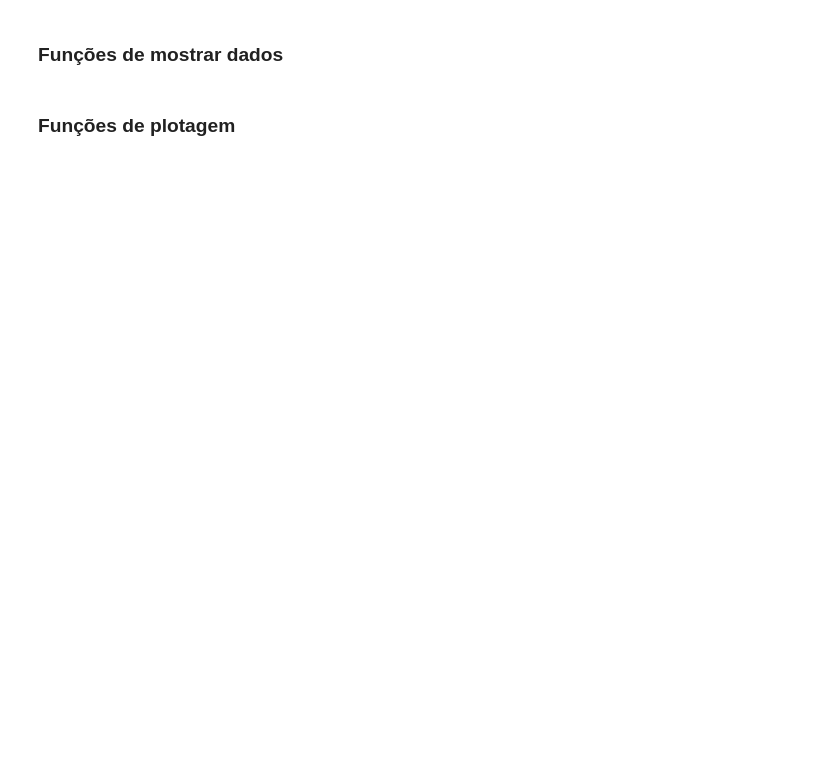
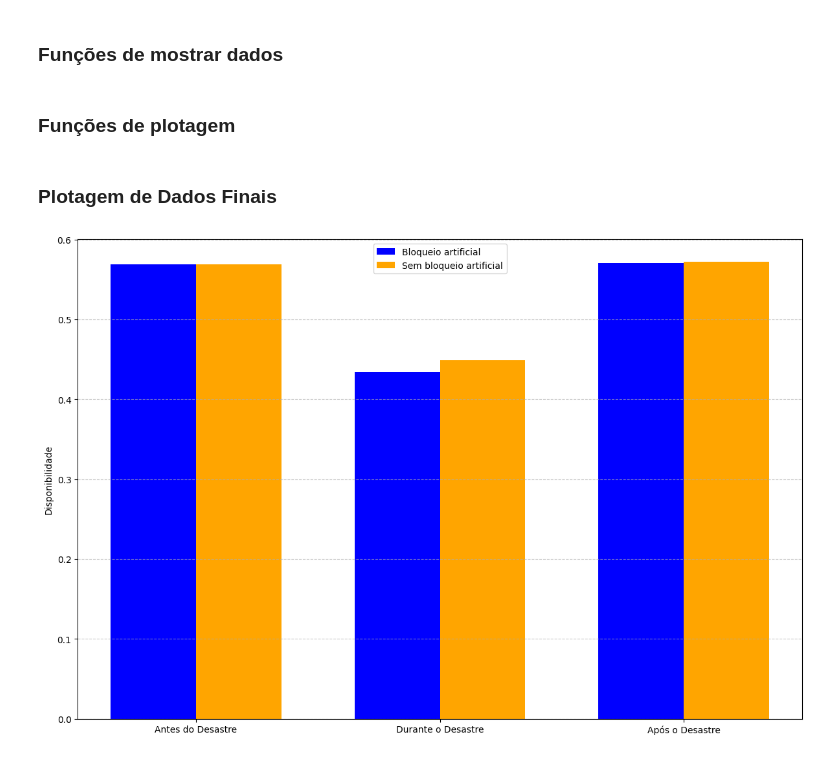
Before and after one commit to Claudiof5/simulador-EON-pre-Desastre, a Jupyter notebook: simulador/simulador/Analise_dados.ipynb, the cells around one changed output. Saved outputs shown, nothing was run; the diff lists cells and outputs as text; code cells hidden in the pictures; blank space fills up the shorter version.

```diff
--- a/simulador/simulador/Analise_dados.ipynb
+++ b/simulador/simulador/Analise_dados.ipynb
@@ -127,21 +157,25 @@ env = Environment()
 
 if criar_e_rodar_novo_cenario:
     roteamentos_a_serem_testados = [
-        Roteamento_evitando_nodes_pre_desastre_com_bloqueio,
-        Roteamento_evitando_nodes_pre_desastre
-        ]
+        RoteamentoEvitandoNodesPreDesastreComBloqueio,
+        Roteamento_evitando_nodes_pre_desastre,
+    ]
 
     cenario1, cenario2 = GeradorDeCenarios.gerar_cenarios(
-        TOPOLOGY, retorna_lista_de_requisicoes=True, numero_de_requisicoes=NUMERO_DE_REQUISICOES,
-        lista_de_roteamentos_de_desastre = roteamentos_a_serem_testados, )
+        TOPOLOGY,
+        retorna_lista_de_requisicoes=True,
+        numero_de_requisicoes=NUMERO_DE_REQUISICOES,
+        lista_de_roteamentos_de_desastre=roteamentos_a_serem_testados,
+        disaster_node=NODE_DESASTRE,
+    )
 
-    #salvar cenarios
-    with open('cenario/cenarios/cenario1.pkl', 'wb') as file:
+    # salvar cenarios
+    with open("cenario/cenarios/cenario1.pkl", "wb") as file:
         pickle.dump(cenario1, file)
 
-    with open('cenario/cenarios/cenario2.pkl', 'wb') as file:
+    with open("cenario/cenarios/cenario2.pkl", "wb") as file:
         pickle.dump(cenario2, file)
 
-#carregar cenarios
-cenario1: Cenario = pickle.load(open('cenario/cenarios/cenario1.pkl', 'rb'))
-cenario2: Cenario = pickle.load(open('cenario/cenarios/cenario2.pkl', 'rb'))
+# carregar cenarios
+cenario1: Cenario = pickle.load(open("cenario/cenarios/cenario1.pkl", "rb"))
+cenario2: Cenario = pickle.load(open("cenario/cenarios/cenario2.pkl", "rb"))
@@ -669,0 +1249,2 @@ def plot_largest_free_window(link, dataframe = dataframe1, total_slots=200, time
+# %% [markdown]
+### Plotagem de Dados Finais
@@ -669,0 +1693,4 @@ def plot_largest_free_window(link, dataframe = dataframe1, total_slots=200, time
+# %%
+plot_disponibilidade_antes_durante_e_apos_desastre_bar_chart_para_dataframes()
+# %% [output]
+[figure, added]
```
Also changed, not shown: parts of 28 cells of this notebook, 40 other files.
